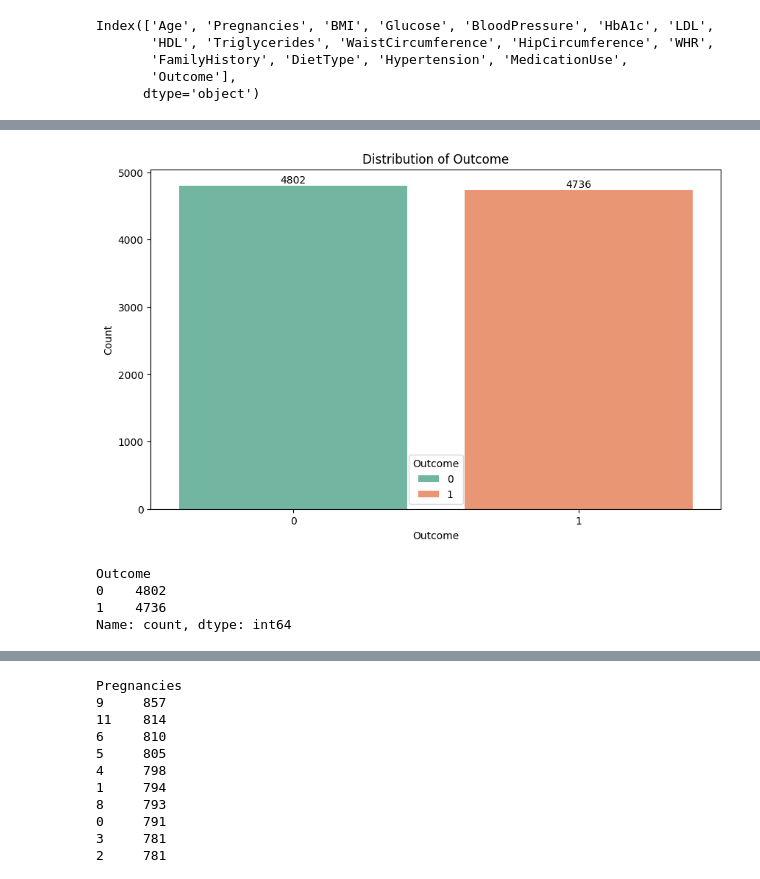
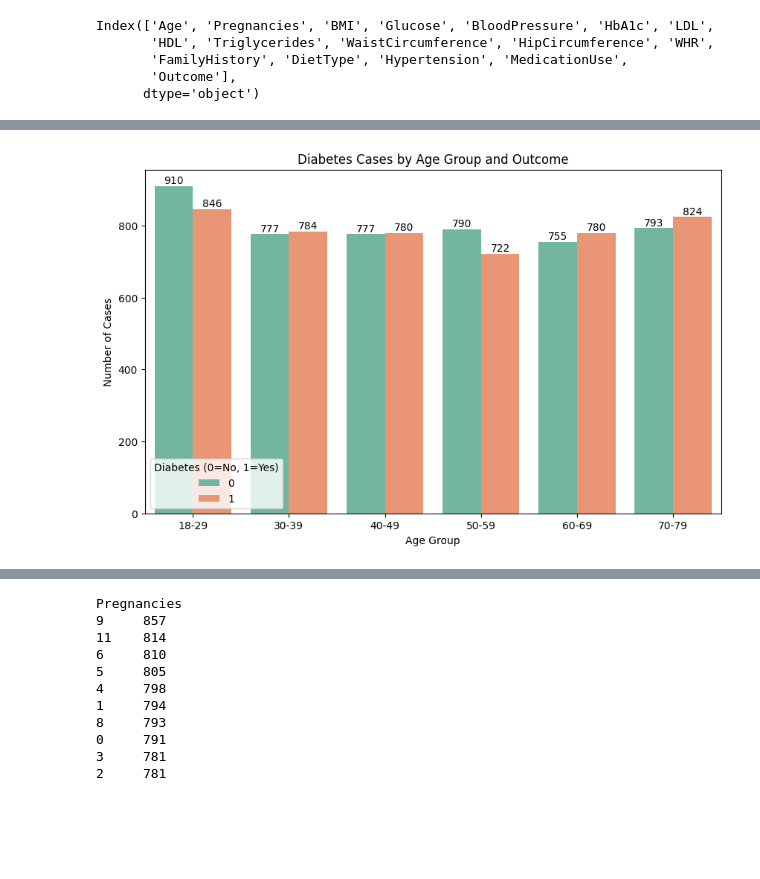
Before and after one commit to dinislamweb/diabetics-prediction-, a Jupyter notebook: diabetic.ipynb, the cells around one changed output, grey strips where cells are left out. Cells and saved outputs as stored; diff of their text form; code cells hidden in the pictures; blank space fills up the shorter version.

```diff
--- a/diabetic.ipynb
+++ b/diabetic.ipynb
@@ -124,0 +141,13 @@ dtype: object
+# %%
+# Plot diabetes cases by age group using bins, without creating a new colum
+
+plt.figure(figsize=(10,6))
+age_bins = [18, 30, 40, 50, 60, 70, 80]
+age_labels = ['18-29', '30-39', '40-49', '50-59', '60-69', '70-79']
+age_groups = pd.cut(df['Age'], bins=age_bins, labels=age_labels, right=False)
+
+sns.countplot(x=age_groups, palette='viridis')
+plt.title('Number of Diabetes Cases by Age Group')
+plt.xlabel('Age Group')
+plt.ylabel('Number of Cases')
+plt.show()
@@ -125,20 +183,12 @@ dtype: object
 # %%
-# 3. Check for the distribution of the data
-plt.figure(figsize=(10 , 6))
-ax = sns.countplot(x="Outcome", data=df,hue="Outcome", palette="Set2")
-for i in ax.containers:
-    ax.bar_label(i)
-plt.title("Distribution of Outcome")
-plt.xlabel("Outcome")
-plt.ylabel("Count")
+plt.figure(figsize=(10,6))
+ax = sns.countplot(x=age_groups, hue=df['Outcome'], palette='Set2')
+for p in ax.containers:
+    ax.bar_label(p)
+plt.title('Diabetes Cases by Age Group and Outcome')
+plt.xlabel('Age Group')
+plt.ylabel('Number of Cases')
+plt.legend(title='Diabetes (0=No, 1=Yes)')
 plt.show()
 # %% [output]
-[figure, old version]
+[figure, new version]
-# %%
-outcome_val_count = df["Outcome"].value_counts()
-outcome_val_count
-# %% [output]
-Outcome
-0    4802
-1    4736
-Name: count, dtype: int64
```
Also changed, not shown: parts of 105 cells of this notebook.
